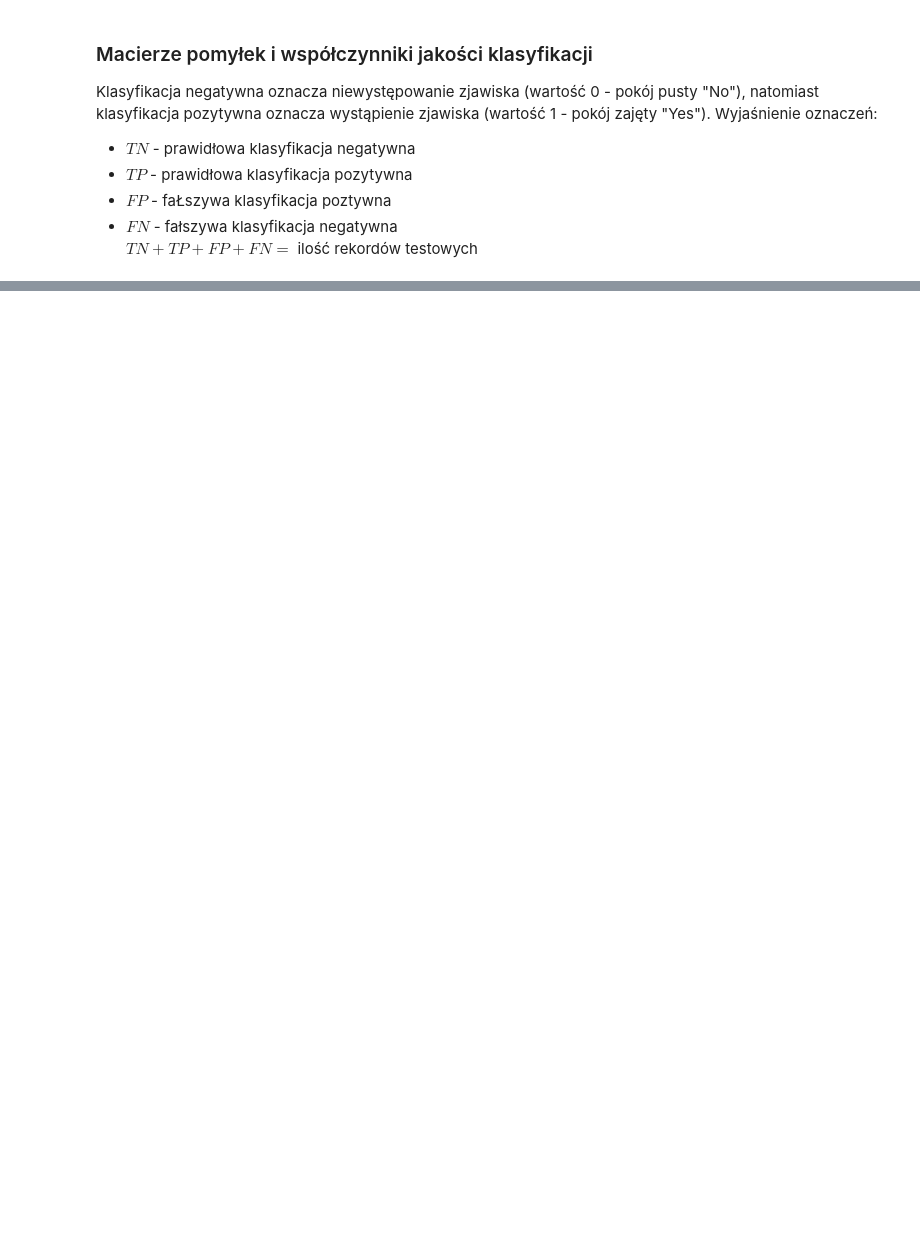
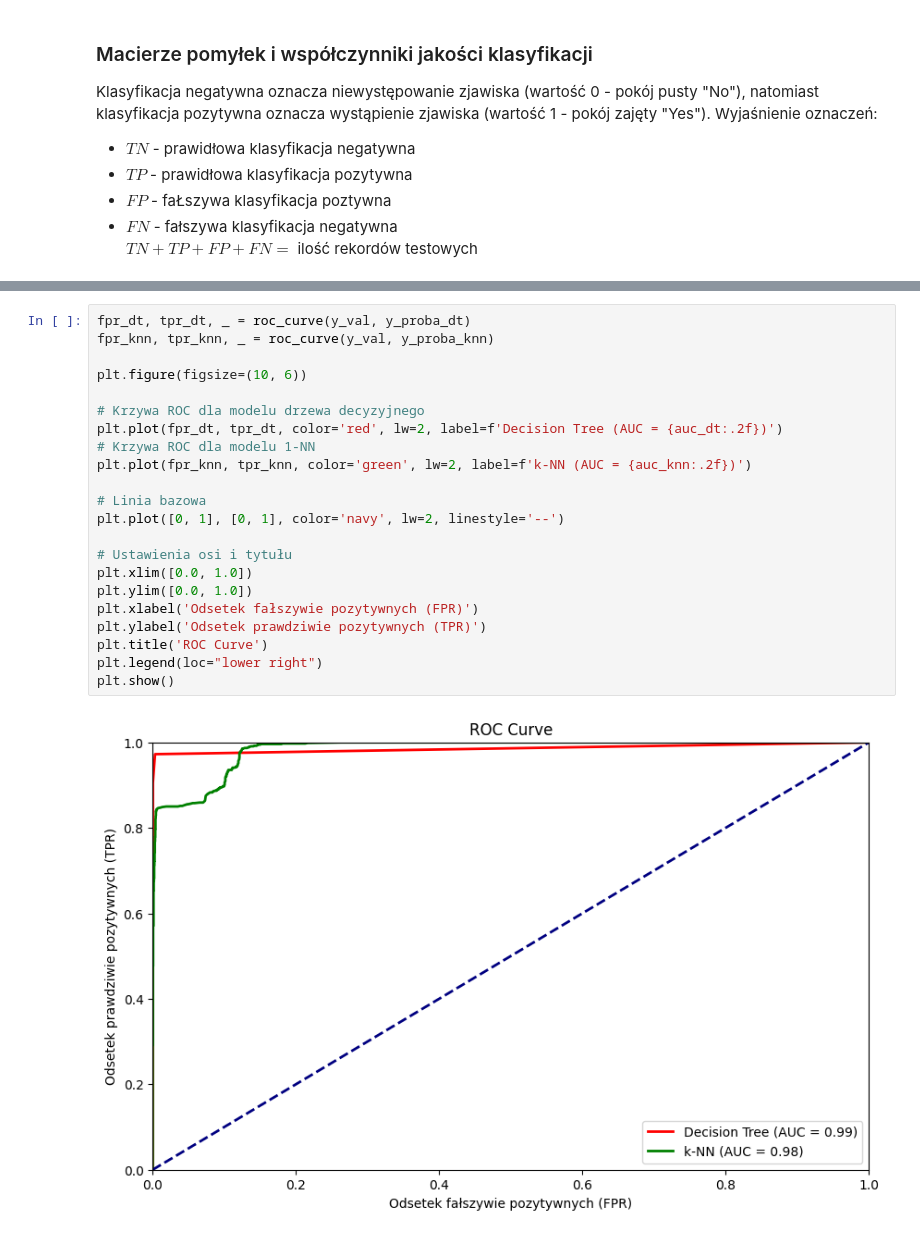
Before and after one commit to Soldier211/systemy-bi, a Jupyter notebook: projekt.ipynb, the cells around one changed output, grey strips where cells are left out. Saved outputs shown, nothing was run; the diff lists cells and outputs as text; blank space fills up the shorter version.

```diff
--- a/projekt.ipynb
+++ b/projekt.ipynb
@@ -328,0 +404,24 @@ plt.show()
+# %%
+fpr_dt, tpr_dt, _ = roc_curve(y_val, y_proba_dt)
+fpr_knn, tpr_knn, _ = roc_curve(y_val, y_proba_knn)
+
+plt.figure(figsize=(10, 6))
+
+# Krzywa ROC dla modelu drzewa decyzyjnego
+plt.plot(fpr_dt, tpr_dt, color='red', lw=2, label=f'Decision Tree (AUC = {auc_dt:.2f})')
+# Krzywa ROC dla modelu 1-NN
+plt.plot(fpr_knn, tpr_knn, color='green', lw=2, label=f'k-NN (AUC = {auc_knn:.2f})')
+
+# Linia bazowa
+plt.plot([0, 1], [0, 1], color='navy', lw=2, linestyle='--')
+
+# Ustawienia osi i tytułu
+plt.xlim([0.0, 1.0])
+plt.ylim([0.0, 1.0])
+plt.xlabel('Odsetek fałszywie pozytywnych (FPR)')
+plt.ylabel('Odsetek prawdziwie pozytywnych (TPR)')
+plt.title('ROC Curve')
+plt.legend(loc="lower right")
+plt.show()
+# %% [output]
+[figure, added]
```
Also changed, not shown: parts of 15 cells of this notebook, 1 other file.
